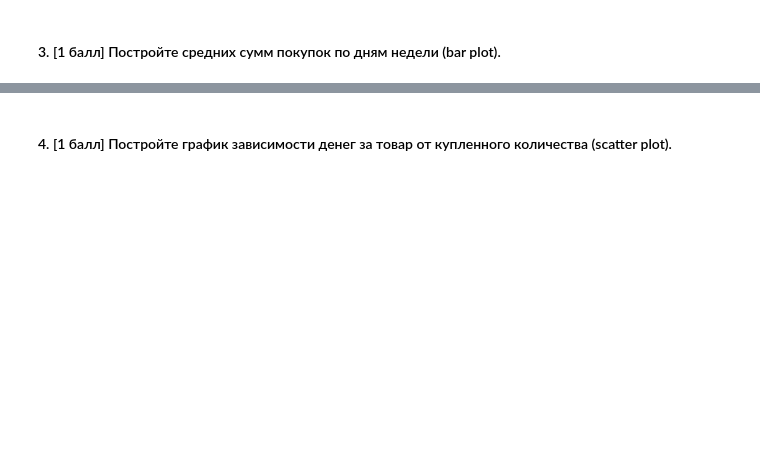
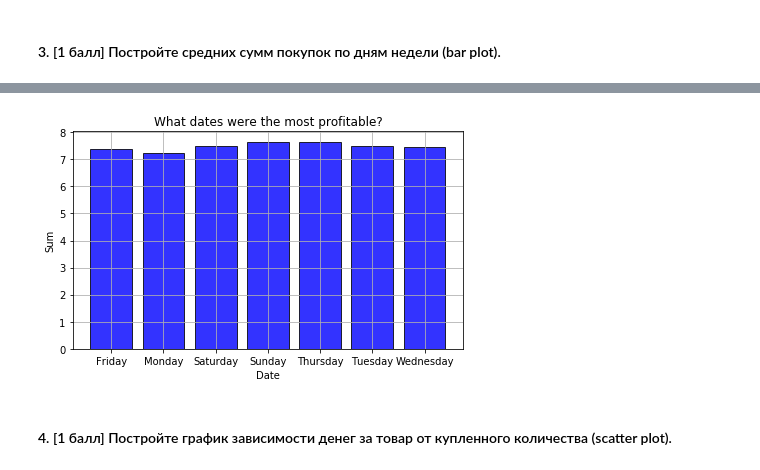
Before and after one commit to hse-mlearn/ha-01-Kedo-Aleksei, a Jupyter notebook: homework-practice-01.ipynb, the cells around one changed output, grey strips where cells are left out. Saved outputs shown, nothing was run; the diff lists cells and outputs as text; code cells hidden in the pictures; blank space fills up the shorter version.

```diff
--- a/homework-practice-01.ipynb
+++ b/homework-practice-01.ipynb
@@ -389,2 +384,16 @@ plt.show()
+# %%
+x = df['week_days'].sort_values().unique()
+y = df.groupby('week_days')['Item_Price'].mean()
+plt.figure(figsize=[7, 4])
+plt.bar(x, height=y, edgecolor='black', color='blue', alpha=0.8)
+
+plt.grid()
+plt.xlabel('Date')
+plt.ylabel('Sum')
+plt.title('What dates were the most profitable?')
+
+plt.show()
+# %% [output]
+[figure, added]
 # %% [markdown]
 #### 4. [1 балл] Постройте график зависимости денег за товар от купленного количества (scatter plot).
```
Also changed, not shown: parts of 17 cells of this notebook, 2 other files.
